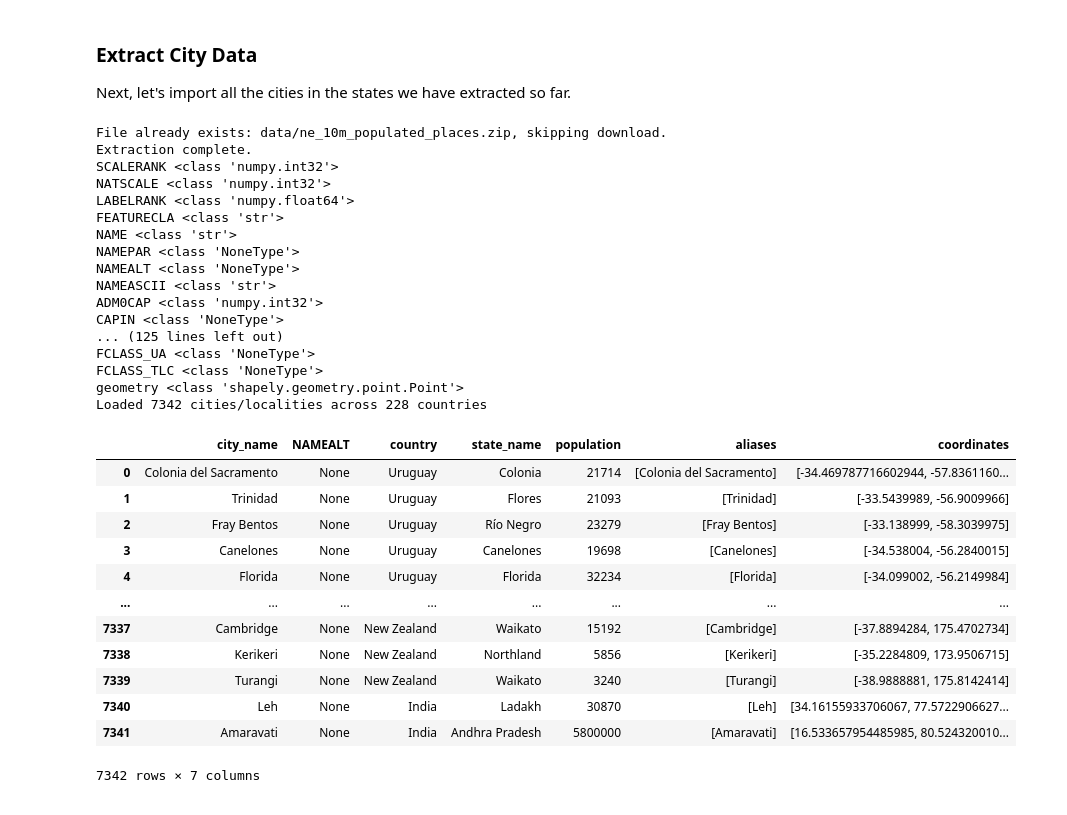
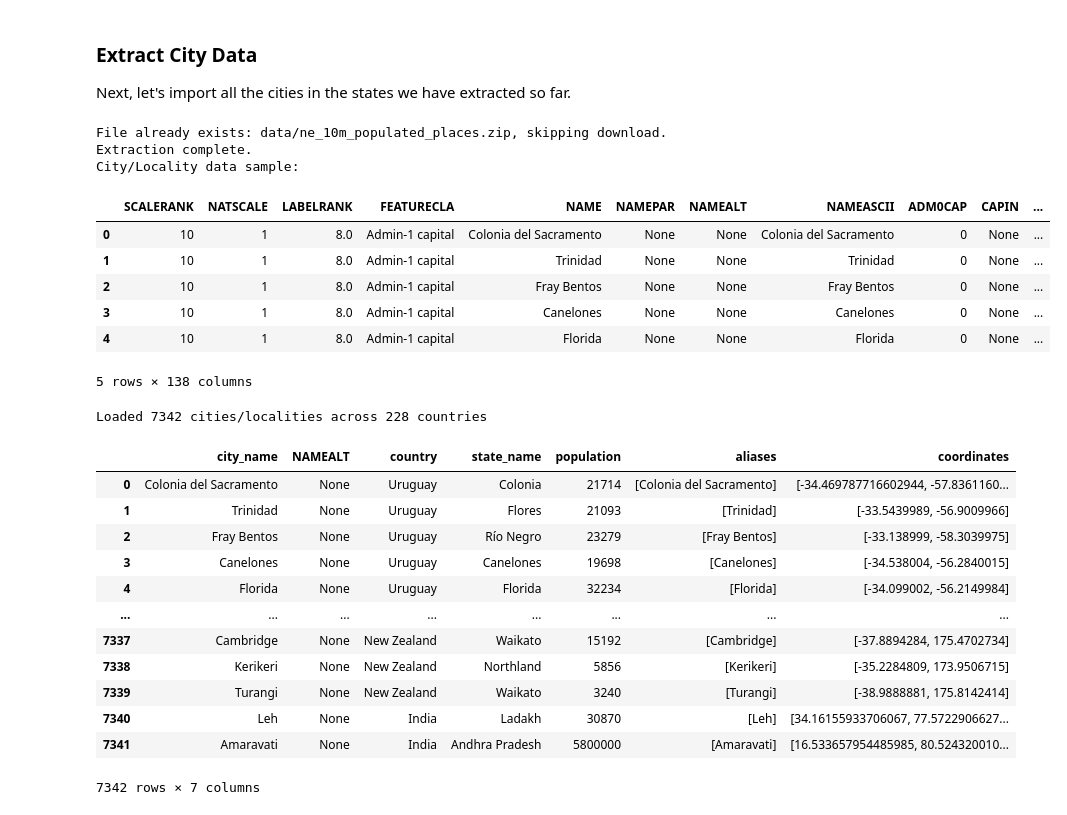
Before and after one commit to hospitaljobsin/hospitaljobsin, a Jupyter notebook: server/notebooks/import_regions.ipynb, the cells around one changed output. Cells and saved outputs as stored; diff of their text form; code cells hidden in the pictures.

Commit message:
display city data sample

```diff
--- a/server/notebooks/import_regions.ipynb
+++ b/server/notebooks/import_regions.ipynb
@@ -402,62 +402,56 @@ async def load_cities_localities():
     # Load shapefile
     cities = gpd.read_file(shapefile)
 
-    for column in cities.columns:
-        print(column, type(cities[column].iloc[0]))
+    print("City/Locality data sample:")
+    display(cities.head())
 
     # Keep useful columns
     cities = cities[['NAME', 'NAMEALT', 'ADM0NAME', 'ADM1NAME', 'POP_MAX', 'geometry']]
 
     cities['aliases'] = cities.apply(build_aliases, axis=1)
 
     # Project to WGS84 coordinates
     cities['coordinates'] = cities['geometry'].apply(lambda p: [p.y, p.x])
 
     # Rename columns for clarity
     cities = cities.rename(columns={
         'NAME': 'city_name',
         'ADM1NAME': 'state_name',
         'ADM0NAME': 'country',
         'POP_MAX': 'population'
     })
 
     # Drop geometry column if not needed
     cities = cities.drop(columns=['geometry'])
 
     print(f"Loaded {len(cities)} cities/localities across {cities['country'].nunique()} countries")
     return cities
 
 # Usage
 cities = await load_cities_localities()
 cities
 # %% [output]
 File already exists: data/ne_10m_populated_places.zip, skipping download.
 Extraction complete.
-SCALERANK <class 'numpy.int32'>
-NATSCALE <class 'numpy.int32'>
-LABELRANK <class 'numpy.float64'>
-FEATURECLA <class 'str'>
-NAME <class 'str'>
-NAMEPAR <class 'NoneType'>
-NAMEALT <class 'NoneType'>
-NAMEASCII <class 'str'>
-ADM0CAP <class 'numpy.int32'>
-CAPIN <class 'NoneType'>
-... (125 lines left out)
-FCLASS_UA <class 'NoneType'>
-FCLASS_TLC <class 'NoneType'>
-geometry <class 'shapely.geometry.point.Point'>
-Loaded 7342 cities/localities across 228 countries
+City/Locality data sample:
-|  | city_name | NAMEALT | country | state_name | population | aliases | coordinates |
-| 0 | Colonia del Sacramento | None | Uruguay | Colonia | 21714 | [Colonia del Sacramento] | [-34.469787716602944, -57.8361160... |
-| 1 | Trinidad | None | Uruguay | Flores | 21093 | [Trinidad] | [-33.5439989, -56.9009966] |
-| 2 | Fray Bentos | None | Uruguay | Río Negro | 23279 | [Fray Bentos] | [-33.138999, -58.3039975] |
-| 3 | Canelones | None | Uruguay | Canelones | 19698 | [Canelones] | [-34.538004, -56.2840015] |
-| 4 | Florida | None | Uruguay | Florida | 32234 | [Florida] | [-34.099002, -56.2149984] |
-| ... | ... | ... | ... | ... | ... | ... | ... |
-| 7337 | Cambridge | None | New Zealand | Waikato | 15192 | [Cambridge] | [-37.8894284, 175.4702734] |
-| 7338 | Kerikeri | None | New Zealand | Northland | 5856 | [Kerikeri] | [-35.2284809, 173.9506715] |
-| 7339 | Turangi | None | New Zealand | Waikato | 3240 | [Turangi] | [-38.9888881, 175.8142414] |
-| 7340 | Leh | None | India | Ladakh | 30870 | [Leh] | [34.16155933706067, 77.5722906627... |
-| 7341 | Amaravati | None | India | Andhra Pradesh | 5800000 | [Amaravati] | [16.533657954485985, 80.524320010... |
+|  | SCALERANK | NATSCALE | LABELRANK | FEATURECLA | NAME | NAMEPAR | NAMEALT | NAMEASCII | ADM0CAP | CAPIN | ... |
+| 0 | 10 | 1 | 8.0 | Admin-1 capital | Colonia del Sacramento | None | None | Colonia del Sacramento | 0 | None | ... |
+| 1 | 10 | 1 | 8.0 | Admin-1 capital | Trinidad | None | None | Trinidad | 0 | None | ... |
+| 2 | 10 | 1 | 8.0 | Admin-1 capital | Fray Bentos | None | None | Fray Bentos | 0 | None | ... |
+| 3 | 10 | 1 | 8.0 | Admin-1 capital | Canelones | None | None | Canelones | 0 | None | ... |
+| 4 | 10 | 1 | 8.0 | Admin-1 capital | Florida | None | None | Florida | 0 | None | ... |
-7342 rows × 7 columns
+5 rows × 138 columns
+Loaded 7342 cities/localities across 228 countries
+|  | city_name | NAMEALT | country | state_name | population | aliases | coordinates |
+| 0 | Colonia del Sacramento | None | Uruguay | Colonia | 21714 | [Colonia del Sacramento] | [-34.469787716602944, -57.8361160... |
+| 1 | Trinidad | None | Uruguay | Flores | 21093 | [Trinidad] | [-33.5439989, -56.9009966] |
+| 2 | Fray Bentos | None | Uruguay | Río Negro | 23279 | [Fray Bentos] | [-33.138999, -58.3039975] |
+| 3 | Canelones | None | Uruguay | Canelones | 19698 | [Canelones] | [-34.538004, -56.2840015] |
+| 4 | Florida | None | Uruguay | Florida | 32234 | [Florida] | [-34.099002, -56.2149984] |
+| ... | ... | ... | ... | ... | ... | ... | ... |
+| 7337 | Cambridge | None | New Zealand | Waikato | 15192 | [Cambridge] | [-37.8894284, 175.4702734] |
+| 7338 | Kerikeri | None | New Zealand | Northland | 5856 | [Kerikeri] | [-35.2284809, 173.9506715] |
+| 7339 | Turangi | None | New Zealand | Waikato | 3240 | [Turangi] | [-38.9888881, 175.8142414] |
+| 7340 | Leh | None | India | Ladakh | 30870 | [Leh] | [34.16155933706067, 77.5722906627... |
+| 7341 | Amaravati | None | India | Andhra Pradesh | 5800000 | [Amaravati] | [16.533657954485985, 80.524320010... |
+7342 rows × 7 columns
```
